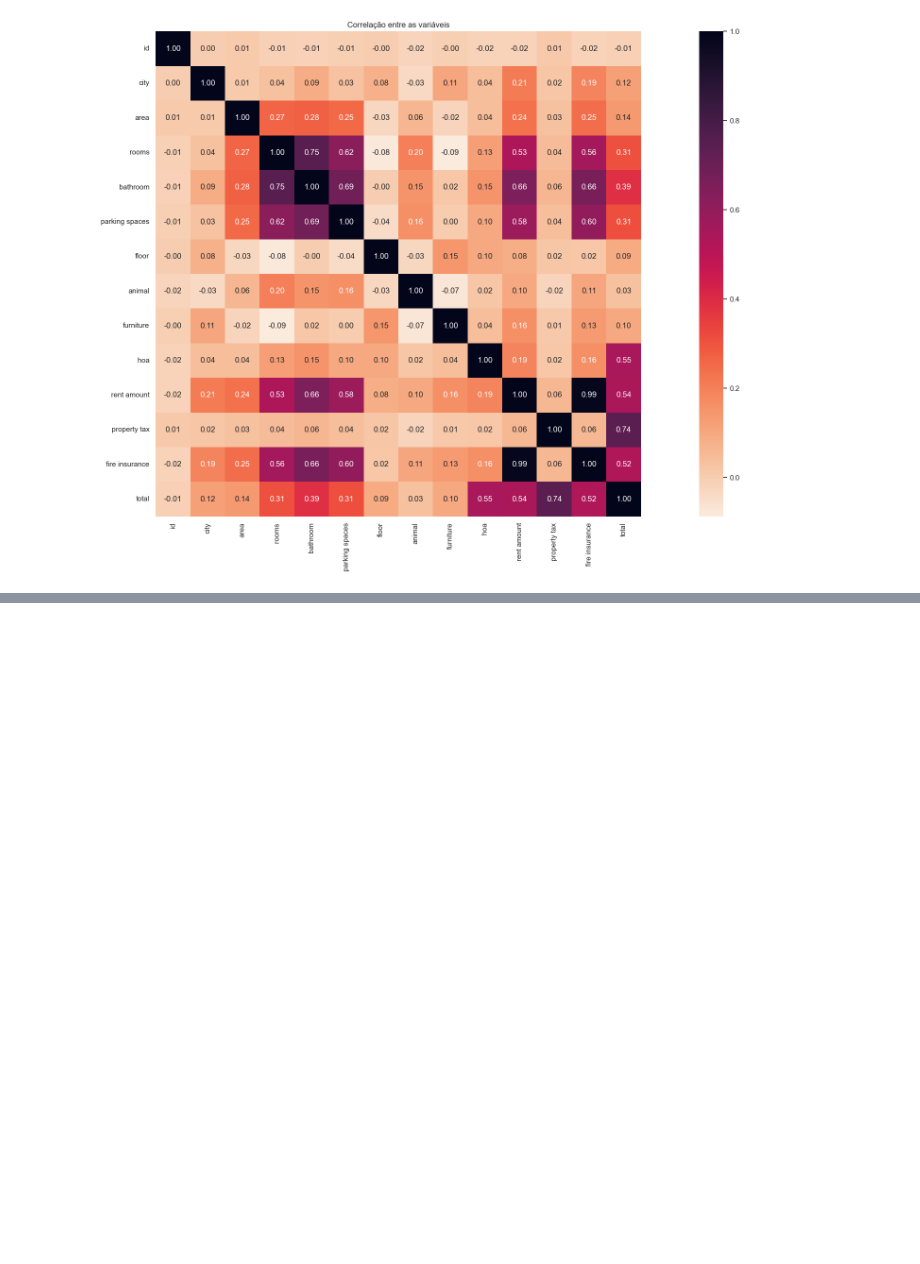
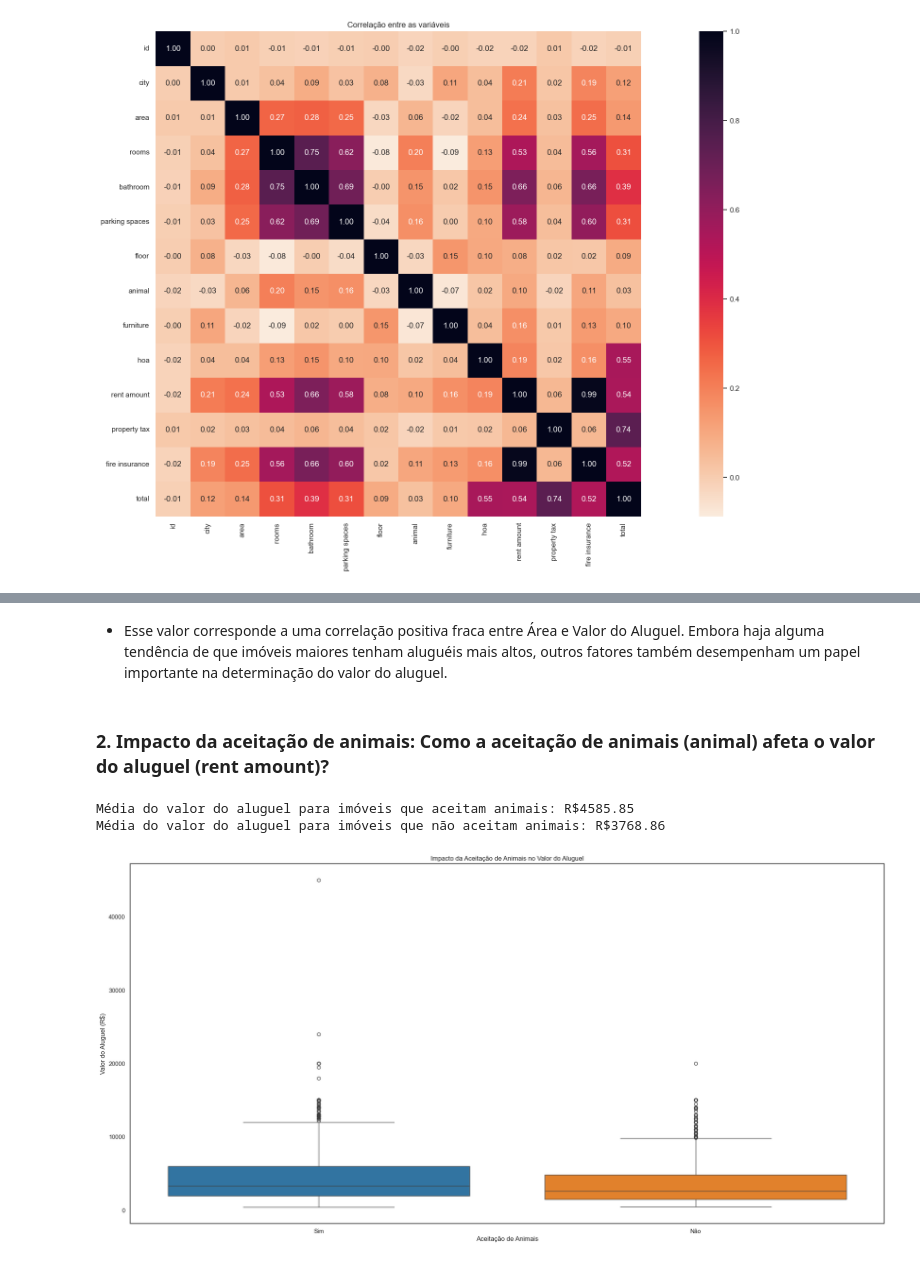
Before and after one commit to GuttoF/brazilian_house_for_rent, a Jupyter notebook: notebooks/notebook_1.ipynb, the cells around one changed output, grey strips where cells are left out. Cells and saved outputs as stored; diff of their text form; code cells hidden in the pictures; blank space fills up the shorter version.

```diff
--- a/notebooks/notebook_1.ipynb
+++ b/notebooks/notebook_1.ipynb
@@ -328,0 +387,23 @@ plt.savefig(homepath + 'reports/figures/distribuições.png')
+# %% [markdown]
+- Esse valor corresponde a uma correlação positiva fraca entre Área e Valor do Aluguel. Embora haja alguma tendência de que imóveis maiores tenham aluguéis mais altos, outros fatores também desempenham um papel importante na determinação do valor do aluguel.
+# %% [markdown]
+### 2. Impacto da aceitação de animais: Como a aceitação de animais (animal) afeta o valor do aluguel (rent amount)?
+# %%
+# Gráfico de caixa para comparar o valor do aluguel em imóveis que aceitam e não aceitam animais
+sns.boxplot(x = data['animal'].replace({0: 'Não', 1: 'Sim'}), y = data['rent amount'], palette = (cor1, cor2), hue = data['animal'].replace({0: 'Não', 1: 'Sim'}))
+
+# Título e labels
+plt.title('Impacto da Aceitação de Animais no Valor do Aluguel')
+plt.xlabel('Aceitação de Animais')
+plt.ylabel('Valor do Aluguel (R$)')
+plt.savefig(homepath + 'reports/figures/pergunta2.png')
+
+# Calculando a média do valor do aluguel para imóveis que aceitam e não aceitam animais
+mean_animal_accepted = data[data['animal'] == 1]['rent amount'].mean()
+mean_animal_not_accepted = data[data['animal'] == 0]['rent amount'].mean()
+
+print(f'Média do valor do aluguel para imóveis que aceitam animais: R${round(mean_animal_accepted, 2)} \nMédia do valor do aluguel para imóveis que não aceitam animais: R${round(mean_animal_not_accepted, 2)}')
+# %% [output]
+Média do valor do aluguel para imóveis que aceitam animais: R$4585.85
+Média do valor do aluguel para imóveis que não aceitam animais: R$3768.86
+[figure, added]
```
Also changed, not shown: parts of 26 cells of this notebook, 3 other files.
